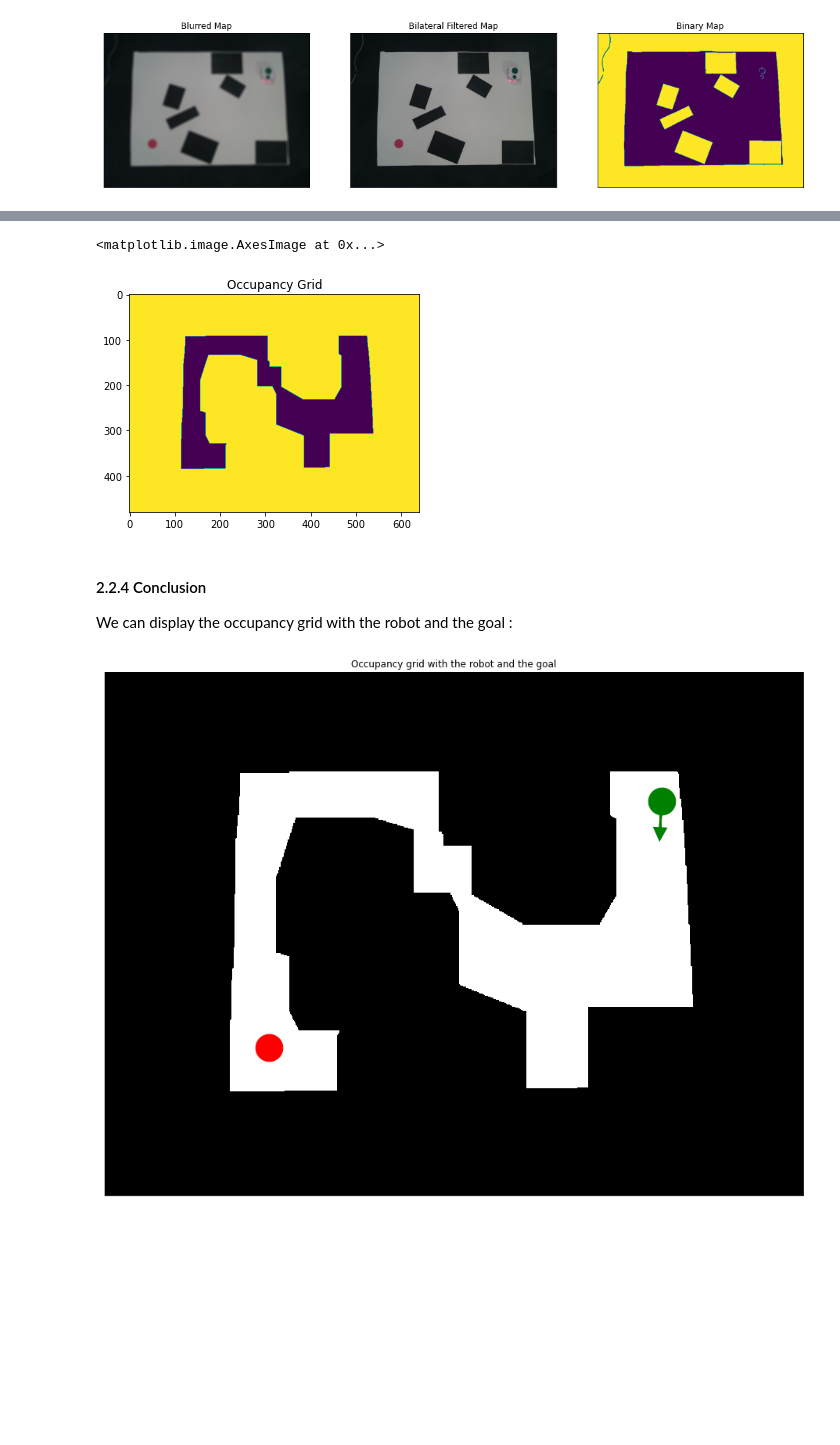
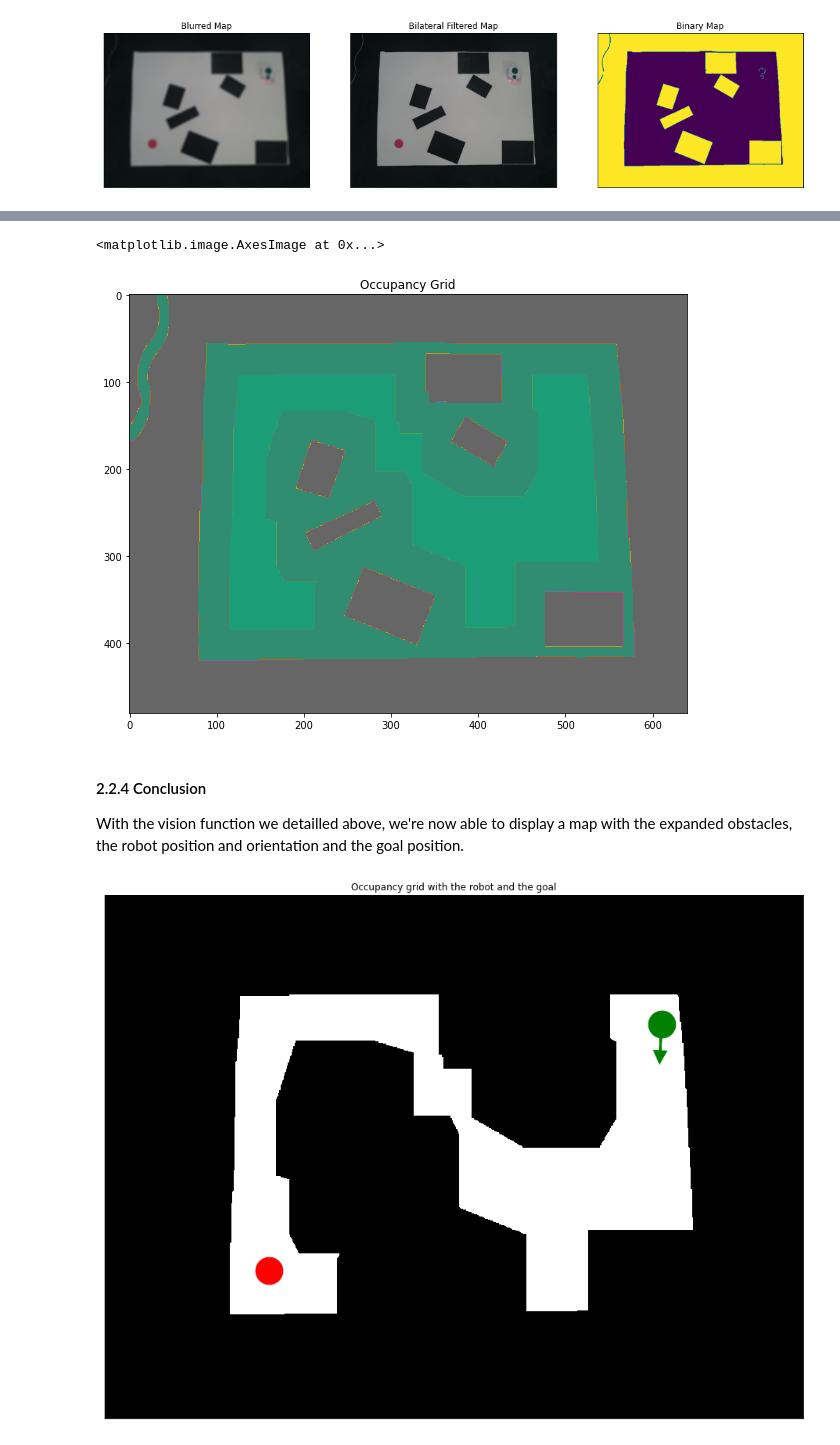
Before and after one commit to Batou1406/Mobile-Robotics-Project, a Jupyter notebook: Report_vision.ipynb, the cells around one changed output, grey strips where cells are left out. Drawn from its saved outputs; the diff is of its cells as text; code cells hidden in the pictures; blank space fills up the shorter version.

```diff
--- a/Report_vision.ipynb
+++ b/Report_vision.ipynb
@@ -225,17 +239,22 @@ We can also just run the function "occupancy grid" which call the function detai
 # %%
 Vision.tresh = 40
 occupancy_grid = Vision.obstaclesDetection(True)
+obstacle_grid = Vision.obstaclesDetection(True)
 
 #plot the occupancy grid
+fig, ax = plt.subplots(figsize=(10,10))
 plt.title("Occupancy Grid")
-plt.imshow(occupancy_grid)
+ax = plt.gca()
+ax.invert_yaxis()
+ax.imshow(Vision.obstaclesDetection(False), cmap=plt.cm.Dark2)
+ax.imshow(Vision.obstaclesDetection(True), cmap=plt.cm.Dark2, alpha=0.3)
 # %% [output]
 <matplotlib.image.AxesImage at 0x...>
-[figure, old version]
+[figure, new version]
 # %% [markdown]
 #### 2.2.4 Conclusion
 
-We can display the occupancy grid with the robot and the goal :
+With the vision function we detailled above, we're now able to display a map with the expanded obstacles, the robot position and orientation and the goal position.
 # %%
 plt.figure(figsize=(16,16))
 cmap = colors.ListedColormap(['white', 'black'])
```
Also changed, not shown: parts of 8 cells of this notebook, 2 other files.
